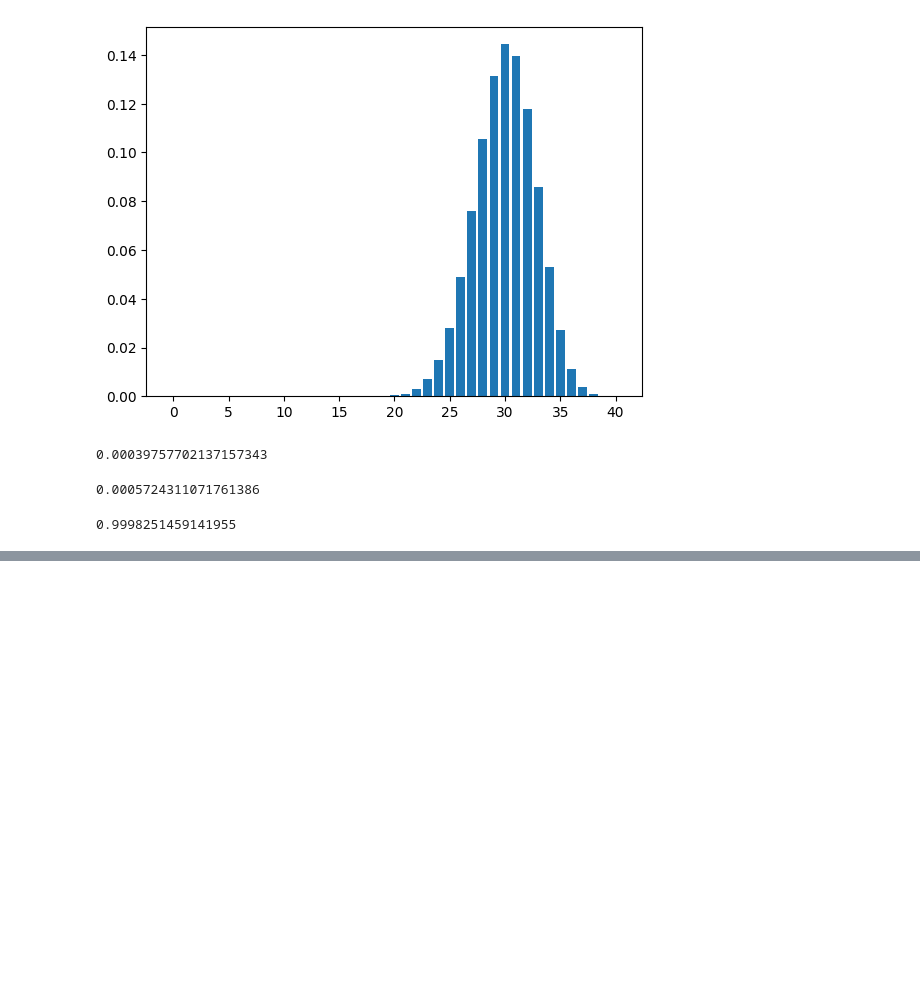
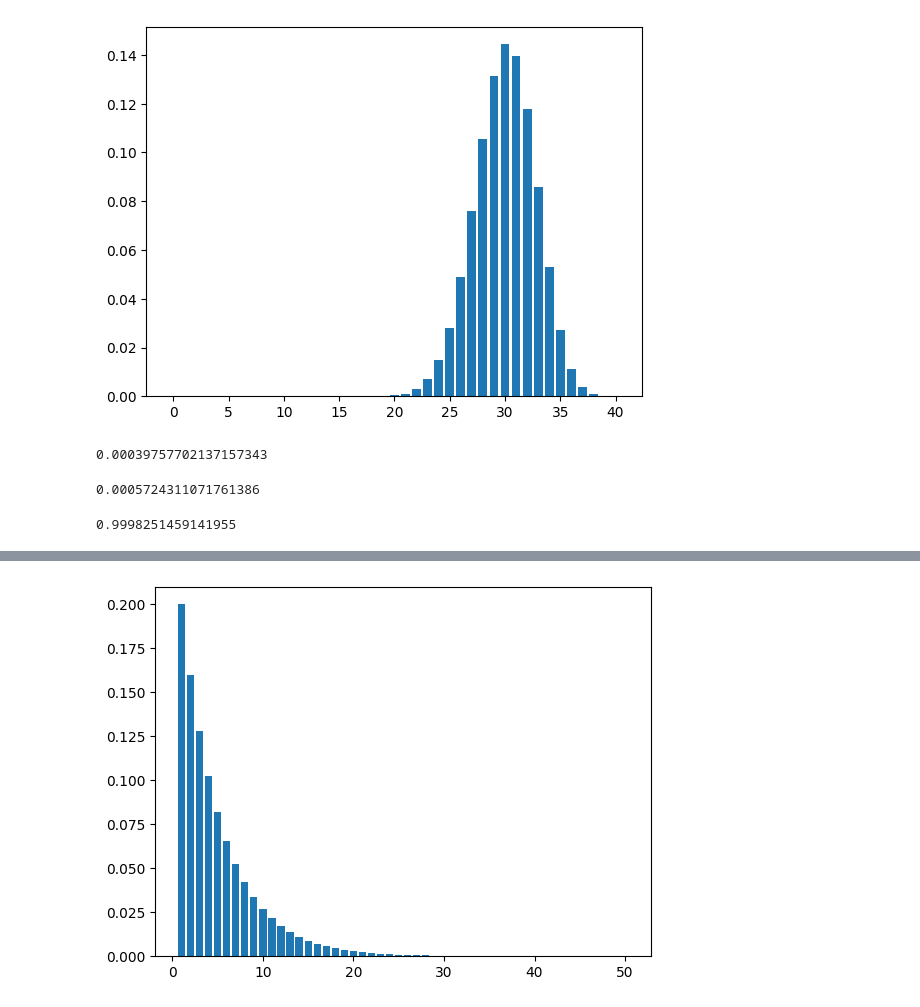
Before and after one commit to BrajanNieto/stats-prob-py, a Jupyter notebook: 01. Ex-Probability.ipynb, the cells around one changed output, grey strips where cells are left out. Drawn from its saved outputs; the diff is of its cells as text; code cells hidden in the pictures; blank space fills up the shorter version.

```diff
--- a/01. Ex-Probability.ipynb
+++ b/01. Ex-Probability.ipynb
@@ -191,0 +210,7 @@ binom.cdf(20, n, p)
+# %%
+p=0.2
+n=50 #solo para graficar
+plt.bar(np.arange(1,n+1),geom.pmf(np.arange(1, n+1), p))
+plt.show()
+# %% [output]
+[figure, added]
```
Also changed, not shown: parts of 29 cells of this notebook.
